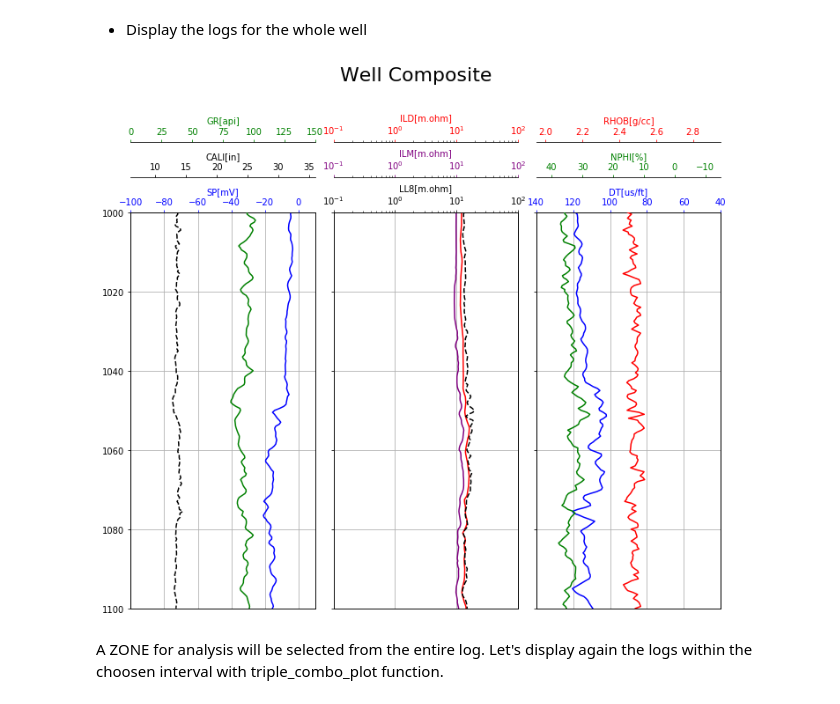
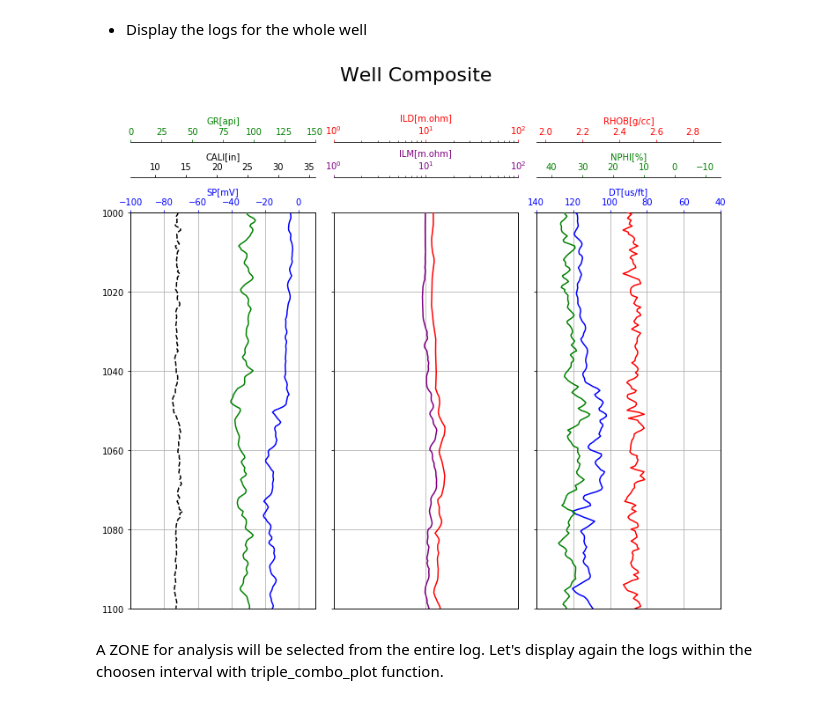
Before and after one commit to yulivankova/well-log, a Jupyter notebook: Basic well log interpretation.ipynb, the cells around one changed output. Drawn from its saved outputs; the diff is of its cells as text; code cells hidden in the pictures.

```diff
--- a/Basic well log interpretation.ipynb
+++ b/Basic well log interpretation.ipynb
@@ -69,5 +42,4 @@ print(len(data3.loc[~data3['PERM'].isnull()]))
 # %%
-cols = [x for x in data1.columns if x in data2.columns]
-cols = [x for x in cols if x in data3.columns]
+cols = [x for x in data2.columns if x in data3.columns]
 print(cols)
 # %% [output]
@@ -197,7 +106,7 @@ The triple combo display will consist in:
 In the next code lines, we will set the template.
 # %%
 # Create the figure and subplots
-def triple_combo_plot(top_depth,bottom_depth):
+def triple_combo_plot(data, top_depth,bottom_depth):
 
     logs=data[(data.DEPT >= top_depth) & (data.DEPT <= bottom_depth)]
     fig, ax = plt.subplots(nrows=1, ncols=3, figsize=(12,10), sharey=True)
@@ -244,7 +153,7 @@ def triple_combo_plot(top_depth,bottom_depth):
 #2nd track: Resistivities
 
     ax11=ax[1].twiny()
-    ax11.set_xlim(0.1,100)
+    ax11.set_xlim(1.0,100)
     ax11.set_xscale('log')
     ax11.grid(True)
     ax11.spines['top'].set_position(('outward',80))
@@ -253,21 +162,12 @@ def triple_combo_plot(top_depth,bottom_depth):
     ax11.tick_params(axis='x', colors='red')
 
     ax12=ax[1].twiny()
-    ax12.set_xlim(0.1,100)
+    ax12.set_xlim(1.0,100)
     ax12.set_xscale('log')
     ax12.plot(logs.ILM, logs.DEPT, label='ILM[m.ohm]', color='purple')
     ax12.spines['top'].set_position(('outward',40))
     ax12.set_xlabel('ILM[m.ohm]', color='purple')
     ax12.tick_params(axis='x', colors='purple')
-
-    ax13=ax[1].twiny()
-    ax13.set_xlim(0.1,100)
-    ax13.set_xscale('log')
-    ax13.plot(logs.LL8, logs.DEPT, '--',label='LL8[m.ohm]', color='black')
-    ax13.spines['top'].set_position(('outward',0))
-    ax13.set_xlabel('LL8[m.ohm]',color='black')
-    ax13.tick_params(axis='x', colors='black')
-
 
 #3rd track: DT, RHOB, NPHI track
 
@@ -295,16 +195,16 @@ def triple_combo_plot(top_depth,bottom_depth):
     ax23.set_xlabel('RHOB[g/cc]',color='red')
     ax23.tick_params(axis='x', colors='red')
 
-    #plt.savefig ('triple_combo_plot.png', dpi=200, format='png')
+    plt.savefig ('triple_combo_plot.png', dpi=200, format='png')
 # %% [markdown]
  - Display the logs for the whole well
 # %%
 #%matplotlib nbagg
 
 #triple_combo_plot(data.DEPT.min(),data.DEPT.max())
-triple_combo_plot(1000,1100)
+triple_combo_plot(data.loc[data['WELL']==2], 1000, 1100)
 # %% [output]
-[figure, old version]
+[figure, new version]
 # %% [markdown]
 A ZONE for analysis will be selected from the entire log. Let's display again the logs within the choosen interval with triple_combo_plot function.
 # %% [markdown]
```
Also changed, not shown: parts of 25 cells of this notebook, 4 other files.
